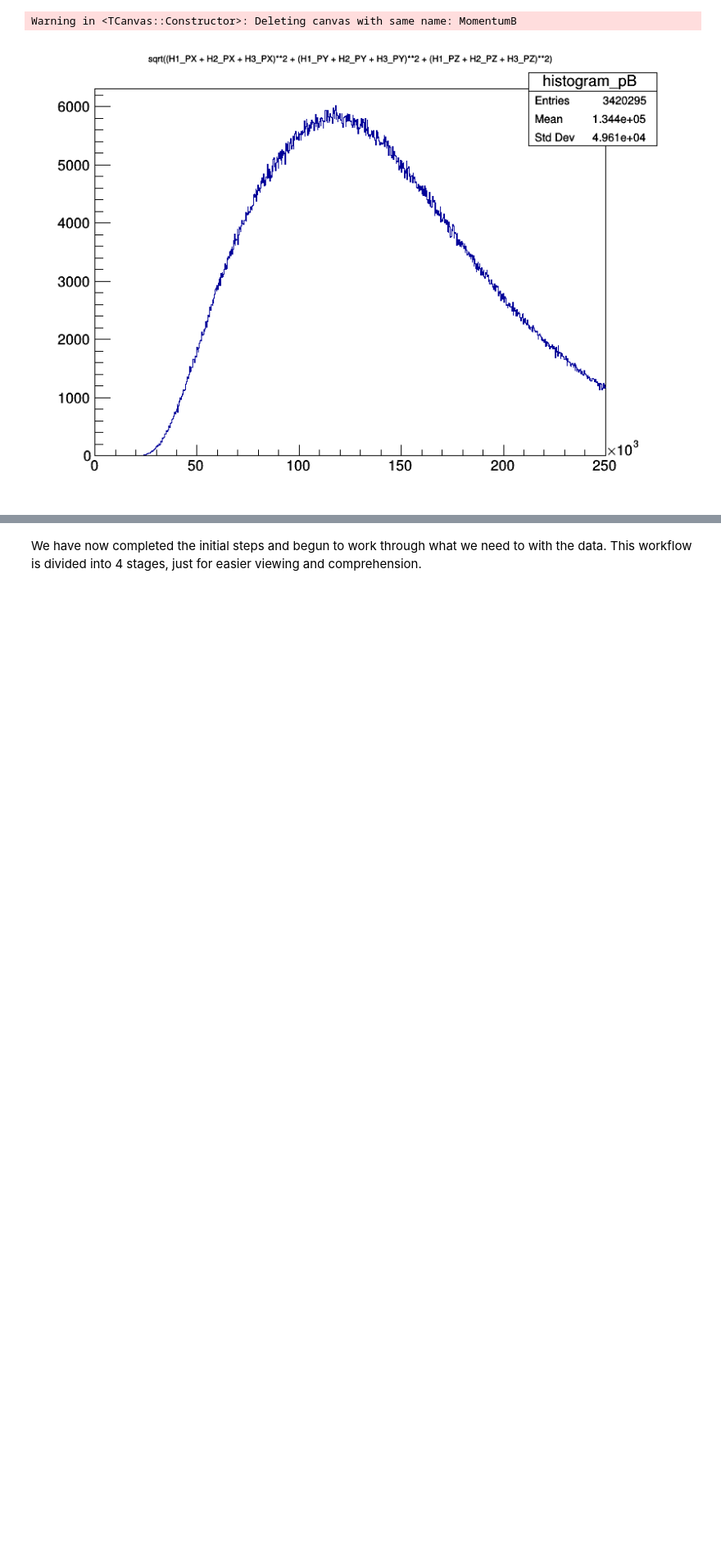
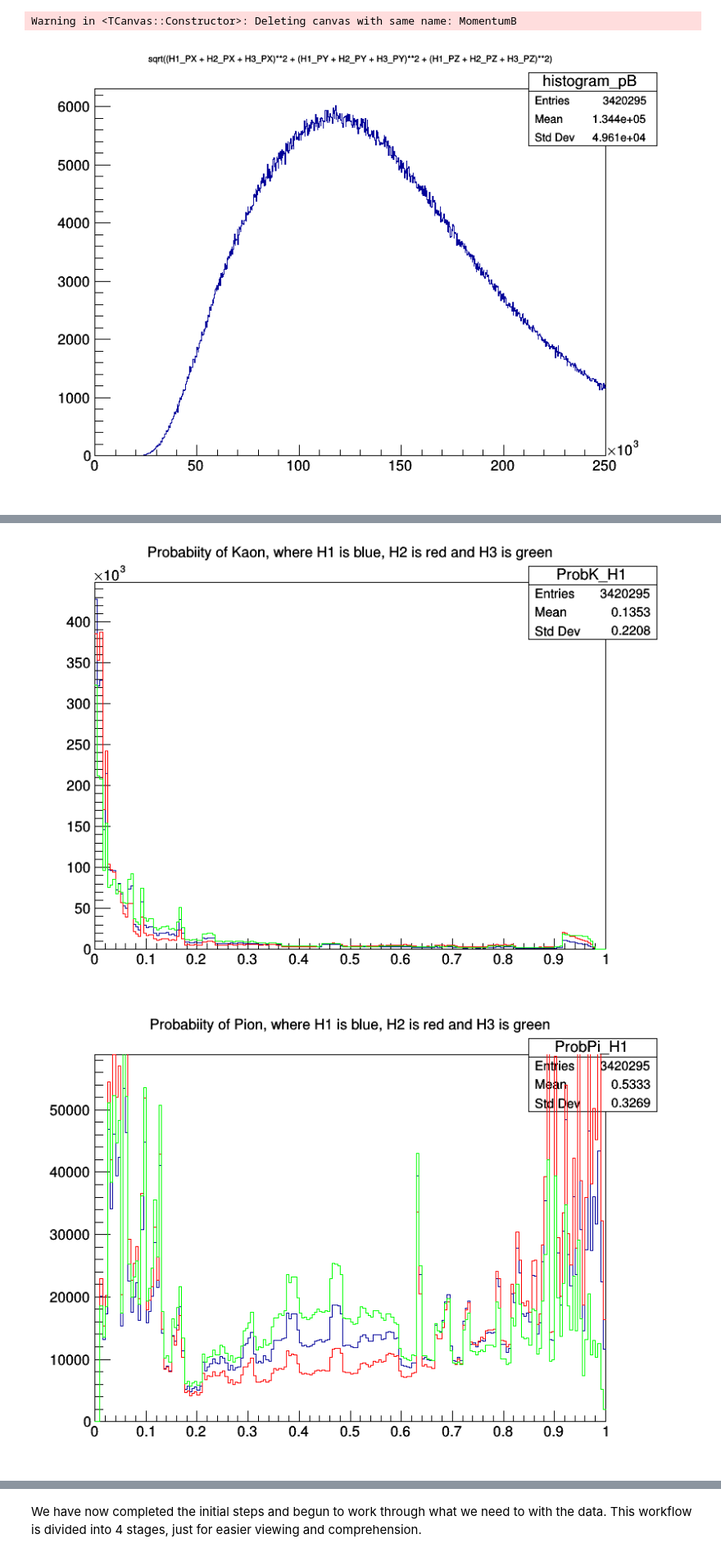
Before and after one commit to MerlijnvEmmerik/Mijnrel, a Jupyter notebook: Week_4.ipynb, the cells around one changed output, grey strips where cells are left out. Shown at 82% size. Drawn from its saved outputs; the diff is of its cells as text; code cells hidden in the pictures; blank space fills up the shorter version.

```diff
--- a/Week_4.ipynb
+++ b/Week_4.ipynb
@@ -325,0 +303,52 @@ H3_PK.Draw()
+# %%
+
+#plots of H1/H2/H3 _ProbK on one plot
+
+PK = ROOT.TCanvas("Kaon Probabilities","Probability of a Kaon",800,600)
+
+tree.Draw("H1_ProbK"+">>ProbK_H1(200,0,1)")
+histogram1_PK = ROOT.gDirectory.Get("ProbK_H1")
+
+
+tree.Draw("H2_ProbK"+">>ProbK_H2(200,0,1)")
+histogram2_PK = ROOT.gDirectory.Get("ProbK_H2")
+
+
+tree.Draw("H3_ProbK"+">>ProbK_H3(200,0,1)")
+histogram3_PK = ROOT.gDirectory.Get("ProbK_H3")
+
+histogram1_PK.SetTitle("Probabiity of Kaon, where H1 is blue, H2 is red and H3 is green")
+histogram1_PK.Draw()
+histogram2_PK.SetLineColor(2)
+histogram2_PK.Draw("Same")
+histogram3_PK.SetLineColor(3)
+histogram3_PK.Draw("Same")
+
+
+PK.Draw()
+
+#plots of H1/H2/H3 _ProbPi on one plot
+
+PPi = ROOT.TCanvas("Pion Probabilities","Probability of a Pion",800,600)
+
+tree.Draw("H1_ProbPi"+">>ProbPi_H1(200,0,1)")
+histogram1_PPi = ROOT.gDirectory.Get("ProbPi_H1")
+
+
+tree.Draw("H2_ProbPi"+">>ProbPi_H2(200,0,1)")
+histogram2_PPi = ROOT.gDirectory.Get("ProbPi_H2")
+
+
+tree.Draw("H3_ProbPi"+">>ProbPi_H3(200,0,1)")
+histogram3_PPi = ROOT.gDirectory.Get("ProbPi_H3")
+
+histogram1_PPi.SetTitle("Probabiity of Pion, where H1 is blue, H2 is red and H3 is green")
+histogram1_PPi.Draw()
+histogram2_PPi.SetLineColor(2)
+histogram2_PPi.Draw("Same")
+histogram3_PPi.SetLineColor(3)
+histogram3_PPi.Draw("Same")
+
+
+PPi.Draw()
+# %% [output]
@@ -325,0 +356,2 @@ H3_PK.Draw()
+[figure, added]
+[figure, added]
```
Also changed, not shown: parts of 12 cells of this notebook.
